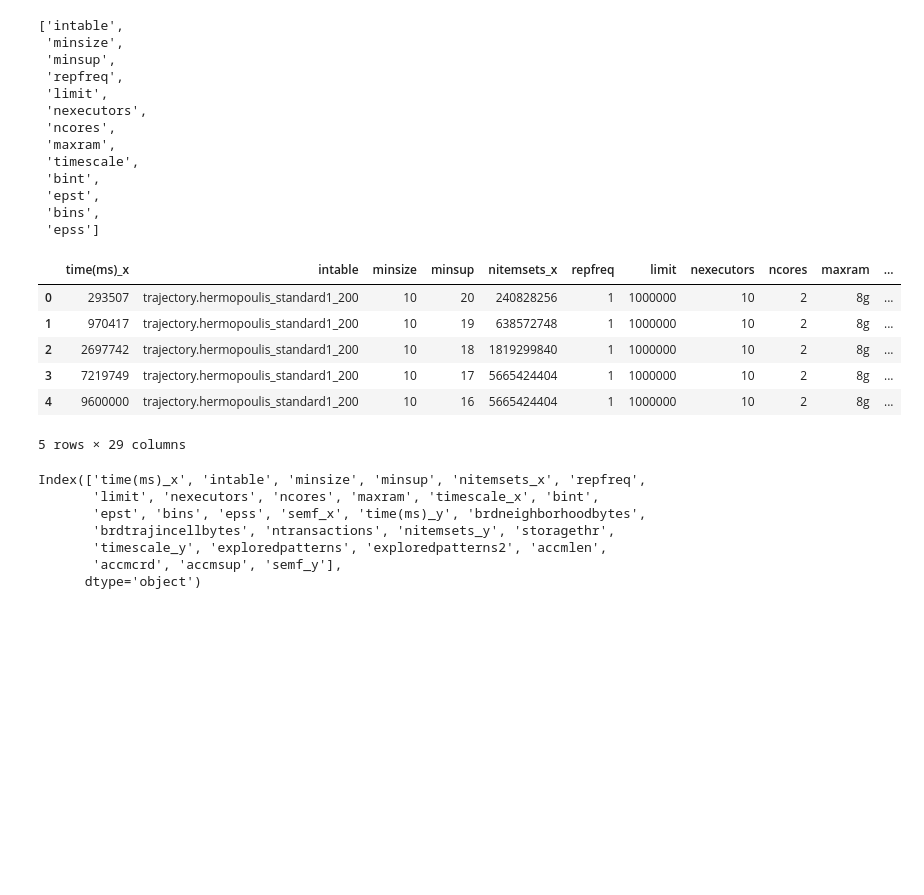
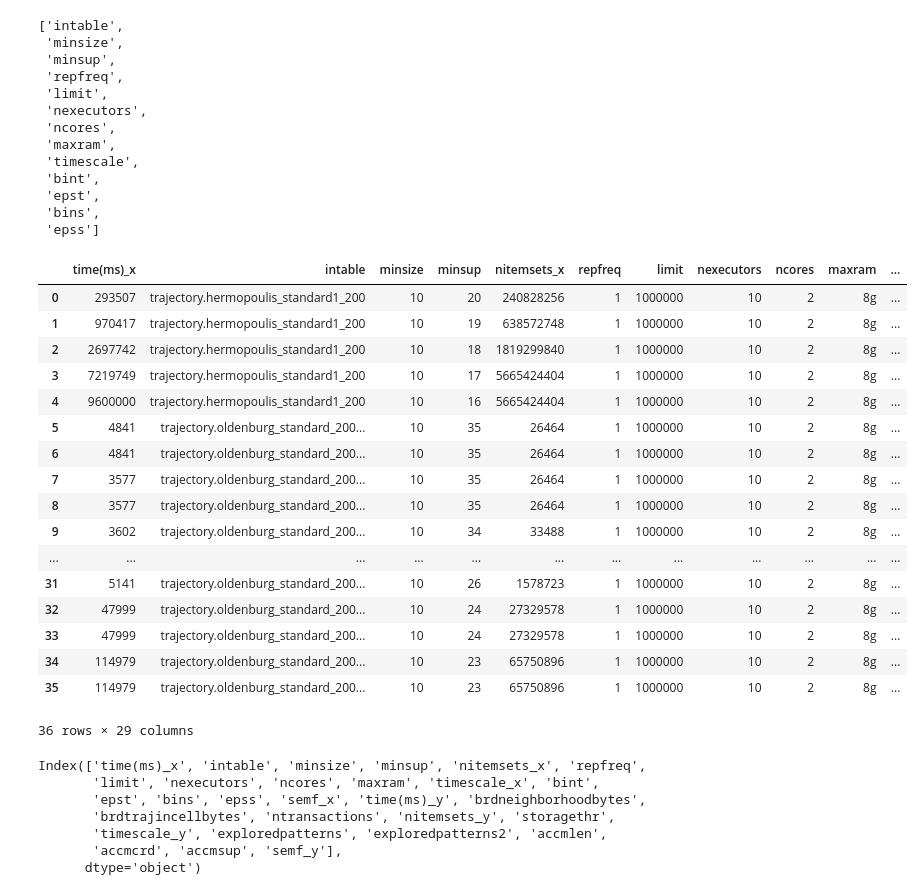
Before and after one commit to w4bo/ctm, a Jupyter notebook: src/main/python/CTM/PFPGrowth.ipynb, the cells around one changed output. Cells and saved outputs as stored; diff of their text form; code cells hidden in the pictures; blank space fills up the shorter version.

```diff
--- a/src/main/python/CTM/PFPGrowth.ipynb
+++ b/src/main/python/CTM/PFPGrowth.ipynb
@@ -156,16 +167,27 @@ df2
  'bins',
  'epss']
 # %%
-df3 = df1.merge(df2, on=[x for x in df1.columns if x in ['epss', 'bins', 'epst', 'bint', 'maxram', 'ncores', 'intable', 'minsize', 'minsup', 'repfreq',  'limit', 'nexecutors',]])
+df3 = df1.merge(df2, on=[x for x in df1.columns if x in ['intable', 'epss', 'bins', 'epst', 'bint', 'maxram', 'ncores', 'intable', 'minsize', 'minsup', 'repfreq',  'limit', 'nexecutors',]])
 df3
 # %% [output]
 |  | time(ms)_x | intable | minsize | minsup | nitemsets_x | repfreq | limit | nexecutors | ncores | maxram | ... |
 | 0 | 293507 | trajectory.hermopoulis_standard1_200 | 10 | 20 | 240828256 | 1 | 1000000 | 10 | 2 | 8g | ... |
 | 1 | 970417 | trajectory.hermopoulis_standard1_200 | 10 | 19 | 638572748 | 1 | 1000000 | 10 | 2 | 8g | ... |
 | 2 | 2697742 | trajectory.hermopoulis_standard1_200 | 10 | 18 | 1819299840 | 1 | 1000000 | 10 | 2 | 8g | ... |
 | 3 | 7219749 | trajectory.hermopoulis_standard1_200 | 10 | 17 | 5665424404 | 1 | 1000000 | 10 | 2 | 8g | ... |
 | 4 | 9600000 | trajectory.hermopoulis_standard1_200 | 10 | 16 | 5665424404 | 1 | 1000000 | 10 | 2 | 8g | ... |
+| 5 | 4841 | trajectory.oldenburg_standard_200... | 10 | 35 | 26464 | 1 | 1000000 | 10 | 2 | 8g | ... |
+| 6 | 4841 | trajectory.oldenburg_standard_200... | 10 | 35 | 26464 | 1 | 1000000 | 10 | 2 | 8g | ... |
+| 7 | 3577 | trajectory.oldenburg_standard_200... | 10 | 35 | 26464 | 1 | 1000000 | 10 | 2 | 8g | ... |
+| 8 | 3577 | trajectory.oldenburg_standard_200... | 10 | 35 | 26464 | 1 | 1000000 | 10 | 2 | 8g | ... |
+| 9 | 3602 | trajectory.oldenburg_standard_200... | 10 | 34 | 33488 | 1 | 1000000 | 10 | 2 | 8g | ... |
+| ... | ... | ... | ... | ... | ... | ... | ... | ... | ... | ... | ... |
+| 31 | 5141 | trajectory.oldenburg_standard_200... | 10 | 26 | 1578723 | 1 | 1000000 | 10 | 2 | 8g | ... |
+| 32 | 47999 | trajectory.oldenburg_standard_200... | 10 | 24 | 27329578 | 1 | 1000000 | 10 | 2 | 8g | ... |
+| 33 | 47999 | trajectory.oldenburg_standard_200... | 10 | 24 | 27329578 | 1 | 1000000 | 10 | 2 | 8g | ... |
+| 34 | 114979 | trajectory.oldenburg_standard_200... | 10 | 23 | 65750896 | 1 | 1000000 | 10 | 2 | 8g | ... |
+| 35 | 114979 | trajectory.oldenburg_standard_200... | 10 | 23 | 65750896 | 1 | 1000000 | 10 | 2 | 8g | ... |
-5 rows × 29 columns
+36 rows × 29 columns
 # %%
 df3.columns
 # %% [output]
```
Also changed, not shown: parts of 6 cells of this notebook, 9 other files.
